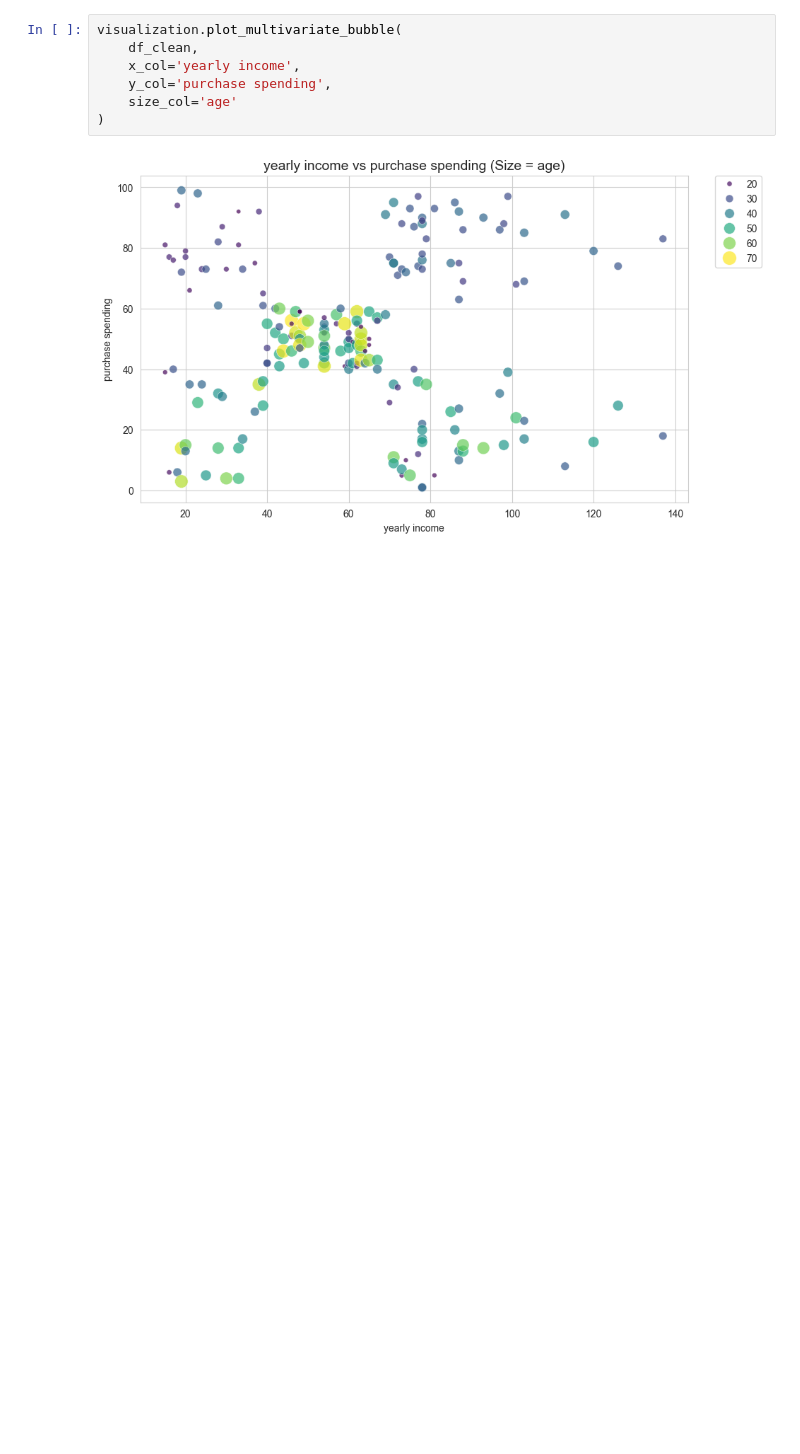
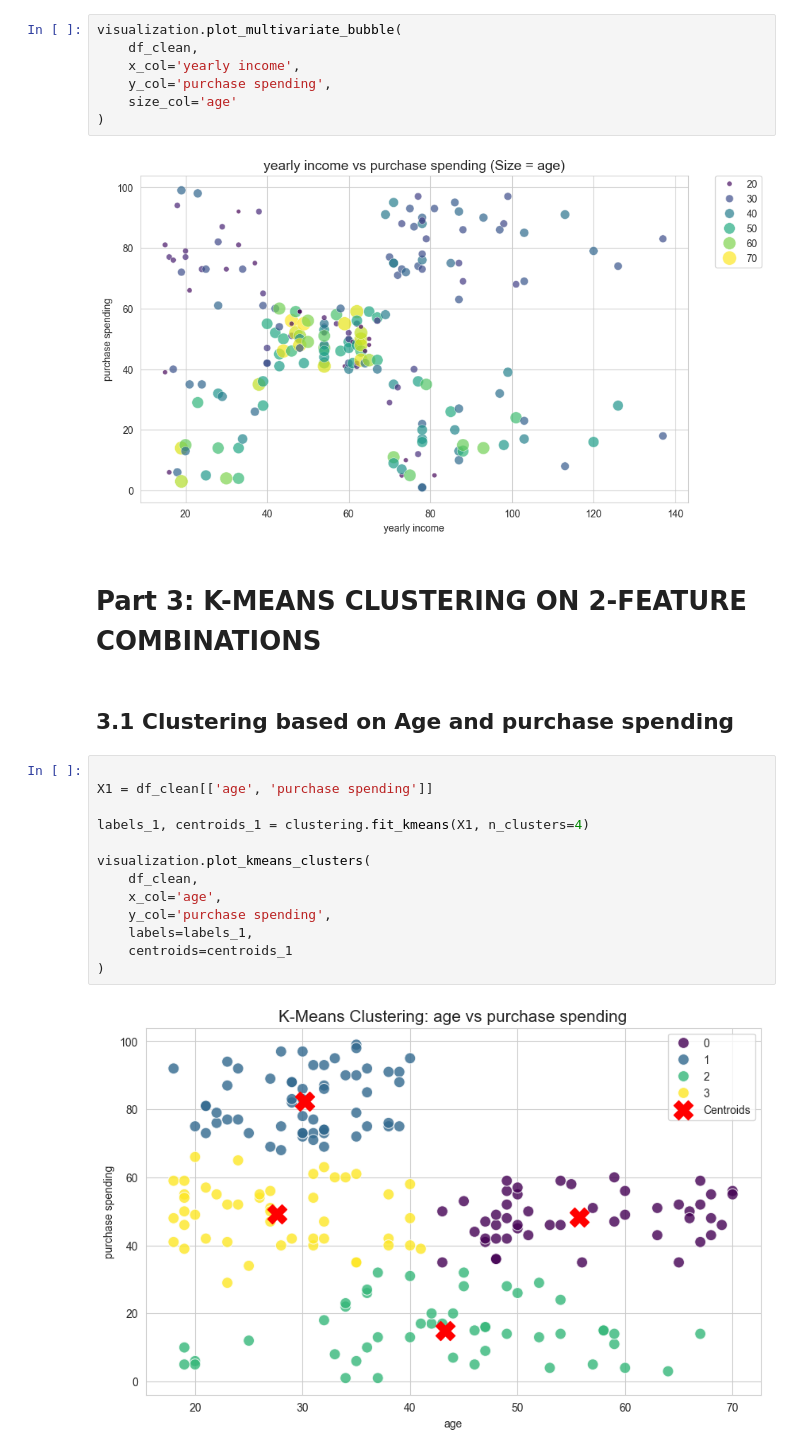
Before and after one commit to GitGud-f/customer-segmentation-kmeans, a Jupyter notebook: notebooks/analysis_report.ipynb, the cells around one changed output. Cells and saved outputs as stored; diff of their text form; blank space fills up the shorter version.

Commit message:
Part 3
- Add clustering module
- Clustering  on Age and purchase spending
- Clustering on Yearly Income and purchase spending

```diff
--- a/notebooks/analysis_report.ipynb
+++ b/notebooks/analysis_report.ipynb
@@ -135,3 +135,22 @@ visualization.plot_multivariate_bubble(
 )
 # %% [output]
 [figure]
+# %% [markdown]
+# Part 3:  K-MEANS CLUSTERING ON 2-FEATURE COMBINATIONS
+# %% [markdown]
+## 3.1 Clustering based on Age and purchase spending
+# %%
+
+X1 = df_clean[['age', 'purchase spending']]
+
+labels_1, centroids_1 = clustering.fit_kmeans(X1, n_clusters=4)
+
+visualization.plot_kmeans_clusters(
+    df_clean,
+    x_col='age',
+    y_col='purchase spending',
+    labels=labels_1,
+    centroids=centroids_1
+)
+# %% [output]
+[figure, added]
```
Also changed, not shown: parts of 5 cells of this notebook, 3 other files.
